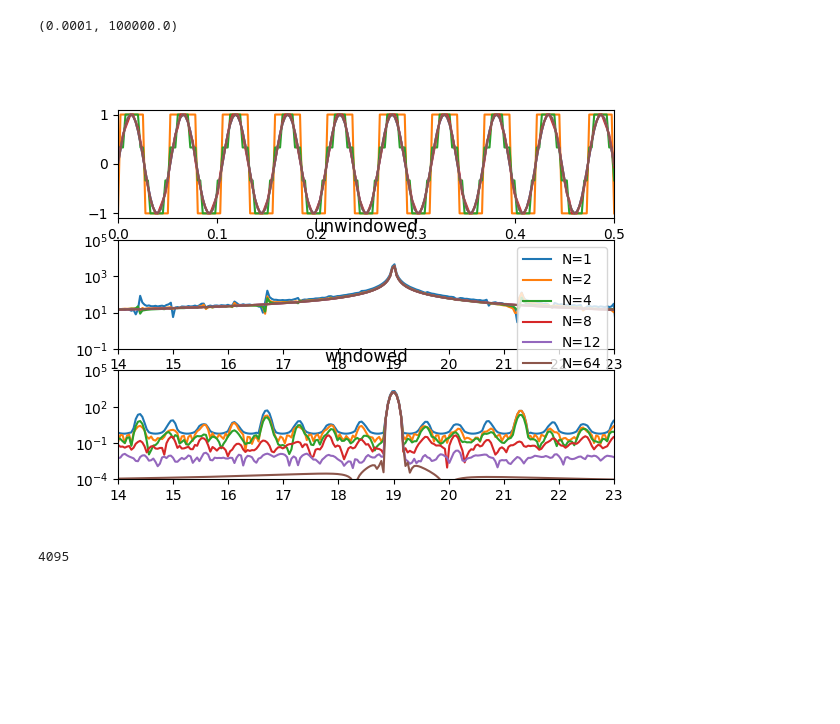
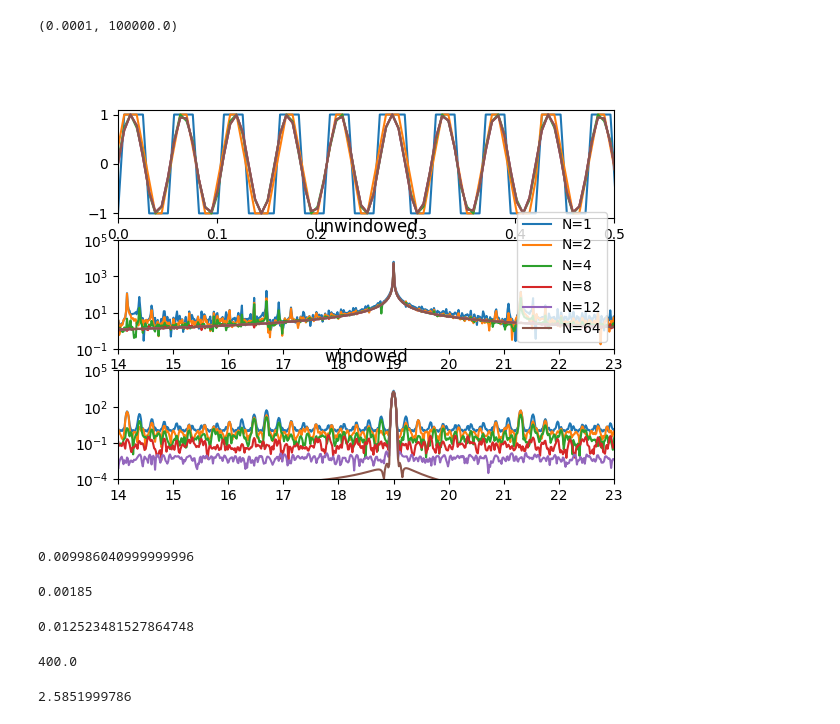
Before and after one commit to MTLphys/multimeter_curr-1-, a Jupyter notebook: multimeter_curr/Setup.ipynb, the cells around one changed output. Saved outputs shown, nothing was run; the diff lists cells and outputs as text; code cells hidden in the pictures; blank space fills up the shorter version.

```diff
--- a/multimeter_curr/Setup.ipynb
+++ b/multimeter_curr/Setup.ipynb
@@ -130,7 +90,7 @@ Note: you may need to restart the kernel to use updated packages.
 import numpy as np
 import matplotlib.pyplot as plt
 N= 10000
-x= np.linspace(0,8*np.pi,10000)
+x= np.linspace(0,20*np.pi,10000)
 y= np.sin(x*19*2*np.pi)#+np.random.rand(N)*1
 window = np.kaiser(len(x),14)
 #N= 64
@@ -164,43 +124,41 @@ cn12 = np.fft.fft(y12)
 cn12w = np.fft.fft(y12*window)
 
 fig,ax= plt.subplots(3)
-ax[0].plot(x,y)
+
 ax[0].plot(x,y1)
 ax[0].plot(x,y2)
 ax[0].plot(x,y4)
 ax[0].plot(x,y8)
 ax[0].plot(x,y12)
+ax[0].plot(x,y)
 
 ax[0].set_xlim(0,.5)
 
 ax[1].plot(np.fft.fftshift(fn),np.fft.fftshift(np.abs(cn1)),label = 'N=1')
 ax[1].plot(np.fft.fftshift(fn),np.fft.fftshift(np.abs(cn2)),label = 'N=2')
 ax[1].plot(np.fft.fftshift(fn),np.fft.fftshift(np.abs(cn4)),label = 'N=4')
 ax[1].plot(np.fft.fftshift(fn),np.fft.fftshift(np.abs(cn8)),label = 'N=8')
 ax[1].plot(np.fft.fftshift(fn),np.fft.fftshift(np.abs(cn12)),label = 'N=12')
 ax[1].plot(np.fft.fftshift(fn),np.fft.fftshift(np.abs(cn)),label = 'N=64')
 
 ax[1].set_title('unwindowed')
 
 ax[2].plot(np.fft.fftshift(fn),np.fft.fftshift(np.abs(cn1w)),label = 'N=1')
 ax[2].plot(np.fft.fftshift(fn),np.fft.fftshift(np.abs(cn2w)),label = 'N=2')
 ax[2].plot(np.fft.fftshift(fn),np.fft.fftshift(np.abs(cn4w)),label = 'N=4')
 ax[2].plot(np.fft.fftshift(fn),np.fft.fftshift(np.abs(cn8w)),label = 'N=8')
 ax[2].plot(np.fft.fftshift(fn),np.fft.fftshift(np.abs(cn12w)),label = 'N=12')
 ax[2].plot(np.fft.fftshift(fn),np.fft.fftshift(np.abs(cnw)),label = 'N=64')
 ax[2].set_title('windowed')
 ax[1].legend()
 #ax[2].legend()
 ax[1].set_xlim(14,23)
 ax[1].set_yscale('log')
 ax[1].set_ylim(1e-1,1e5)
 ax[2].set_xlim(14,23)
 ax[2].set_yscale('log')
 ax[2].set_ylim(1e-4,1e5)
+#fig.show()
 # %% [output]
 (0.0001, 100000.0)
-[figure, old version]
+[figure, new version]
-# %%
-2**12-1
-# %% [output]
-4095
@@ -206,0 +173,20 @@ ax[2].set_ylim(1e-4,1e5)
+# %%
+power*1e9
+# %% [output]
+0.009986040999999996
+# %%
+energydensity*1e9
+# %% [output]
+0.00185
+# %%
+1/79.85
+# %% [output]
+0.012523481527864748
+# %%
+5/.0125
+# %% [output]
+400.0
+# %%
+1000*8.617333262e-5*30
+# %% [output]
+2.5851999786
```
Also changed, not shown: parts of 16 cells of this notebook, 4 other files.
